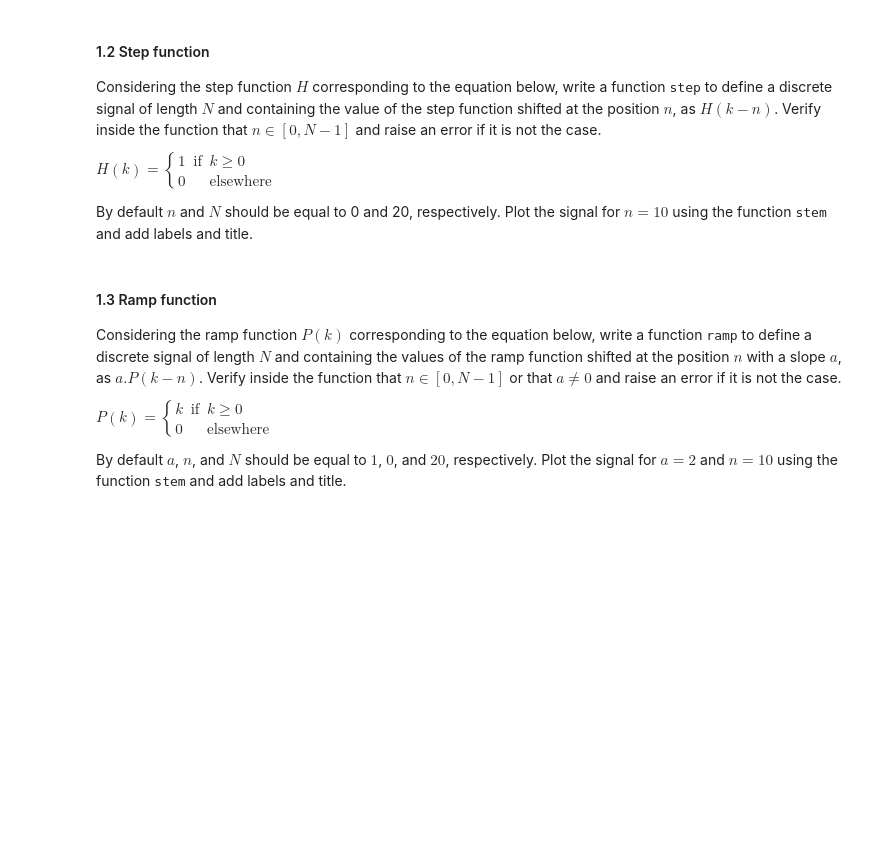
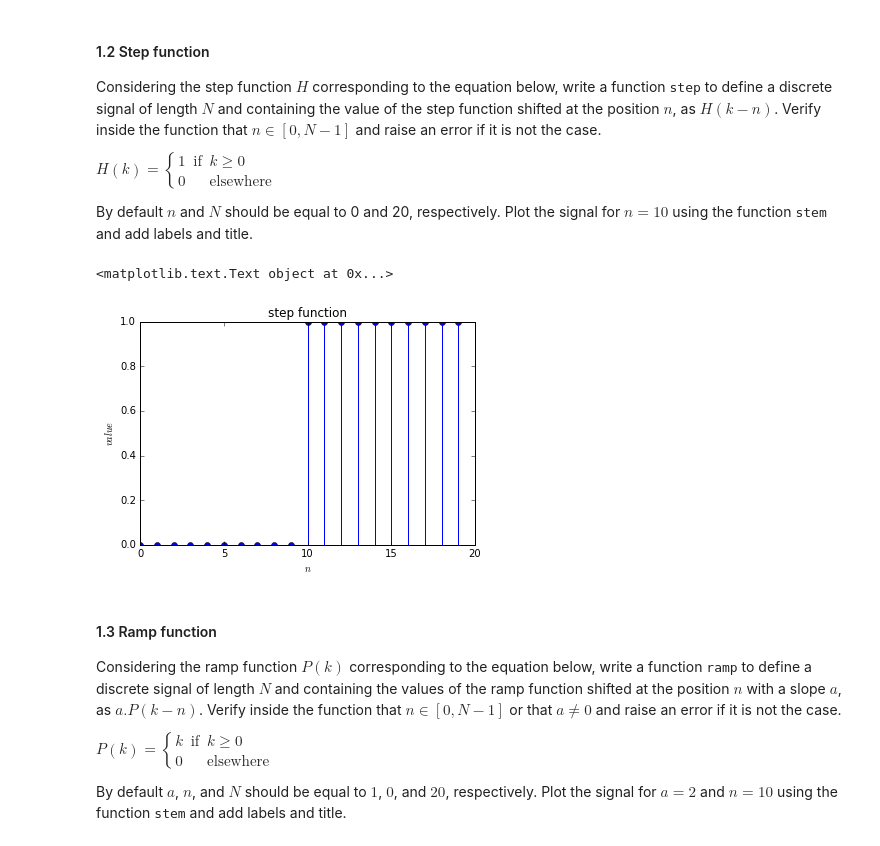
Before and after one commit to ziyanghong/DSP-TP-1617, a Jupyter notebook: Lab1/python/Lab1.ipynb, the cells around one changed output. Drawn from its saved outputs; the diff is of its cells as text; code cells hidden in the pictures; blank space fills up the shorter version.

```diff
--- a/Lab1/python/Lab1.ipynb
+++ b/Lab1/python/Lab1.ipynb
@@ -45,6 +52,21 @@ $H(k) = \left\{
     \end{array} \right .$
 
 By default $n$ and $N$ should be equal to 0 and 20, respectively. Plot the signal for $n=10$ using the function <tt>stem</tt> and add labels and title.
+# %%
+def H(k, N):
+
+    s = np.zeros((N,1))
+    for n in range(k,N):
+        s[n]=1
+    return s
+# %%
+plt.stem(H(10,20))
+plt.xlabel(r'$n$')
+plt.ylabel(r'$value$')
+plt.title('step function')
+# %% [output]
+<matplotlib.text.Text object at 0x...>
+[figure, added]
 # %% [markdown]
 #### 1.3 Ramp function
 Considering the ramp function $P(k)$ corresponding to the equation below, write a function <tt>ramp</tt> to define a discrete signal of length $N$ and containing the values of the ramp function shifted at the position $n$ with a slope $a$, as $a.P(k-n)$. Verify inside the function that $n \in [0,N-1]$ or that $a \neq 0$ and raise an error if it is not the case.
```
Also changed, not shown: parts of 14 cells of this notebook.
